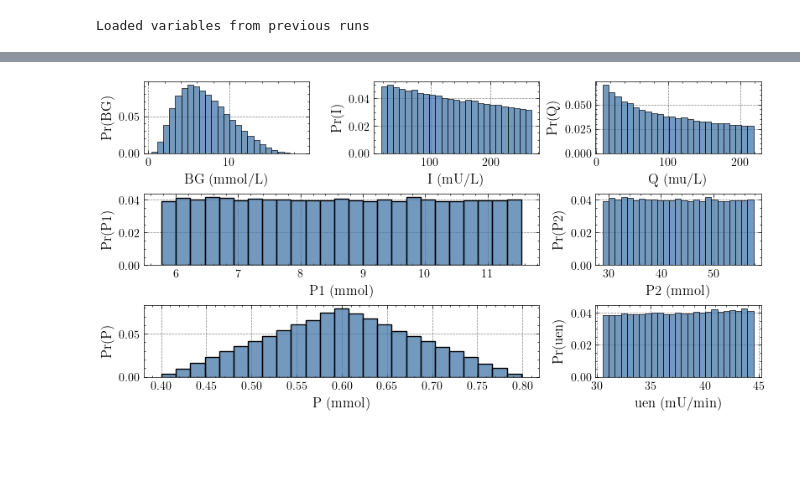
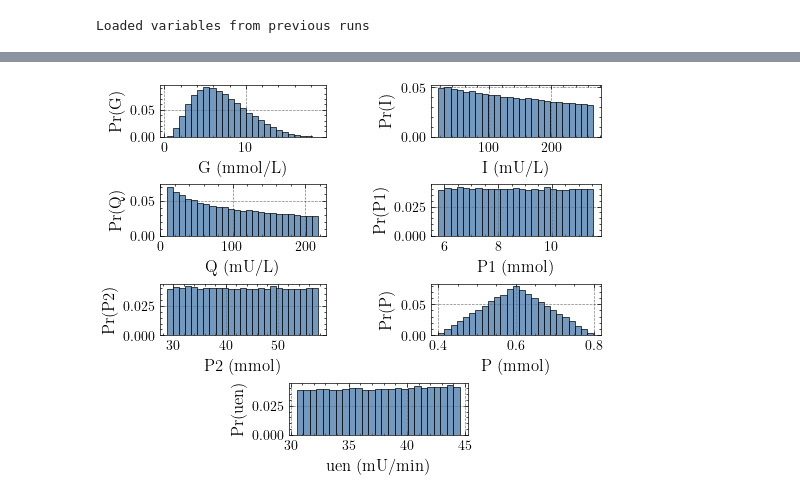
Before and after one commit to mlmulv/Thesis-Code, a Jupyter notebook: notebooks/00_Patient_Cohort.ipynb, the cells around one changed output, grey strips where cells are left out. Drawn from its saved outputs; the diff is of its cells as text; code cells hidden in the pictures; blank space fills up the shorter version.

```diff
--- a/notebooks/00_Patient_Cohort.ipynb
+++ b/notebooks/00_Patient_Cohort.ipynb
@@ -43,21 +63,21 @@ fig.savefig("figures/5_1.pdf", format="pdf")
 # %%
-fig = plt.figure(constrained_layout=True, figsize=(8,4))
-gs = fig.add_gridspec(nrows=3, ncols=3, height_ratios=[1,1,1])
+fig = plt.figure(figsize=(5.1,4))
+gs = fig.add_gridspec(nrows=4, ncols=4, height_ratios=[1,1,1,1])
 
-ax1 = fig.add_subplot(gs[0, 0])
-ax2 = fig.add_subplot(gs[0, 1])
-ax3 = fig.add_subplot(gs[0, 2])
-ax4 = fig.add_subplot(gs[1, 0:2])
-ax5 = fig.add_subplot(gs[1, 2])
-ax6 = fig.add_subplot(gs[2, 0:2])
-ax7 = fig.add_subplot(gs[2, 2])
+ax1 = fig.add_subplot(gs[0, 0:2])
+ax2 = fig.add_subplot(gs[0, 2:4])
+ax3 = fig.add_subplot(gs[1, 0:2])
+ax4 = fig.add_subplot(gs[1, 2:4])
+ax5 = fig.add_subplot(gs[2, 0:2])
+ax6 = fig.add_subplot(gs[2, 2:4])
+ax7 = fig.add_subplot(gs[3, 1:3])
 
 for i, ax in enumerate([ax1, ax2, ax3, ax4, ax5, ax6, ax7], start=0):
     sns.histplot(data=x0[i, :], bins=25, stat="probability", ax=ax)
     ax.set_xlabel(states[i])
     ax.set_ylabel(f"Pr({states_short[i]})")
 plt.show()
 fig.savefig("figures/5_2.pdf", format="pdf")
 # %% [output]
-[figure, old version]
+[figure, new version]
 # %%
```
Also changed, not shown: parts of 3 cells of this notebook, 5 other files.
